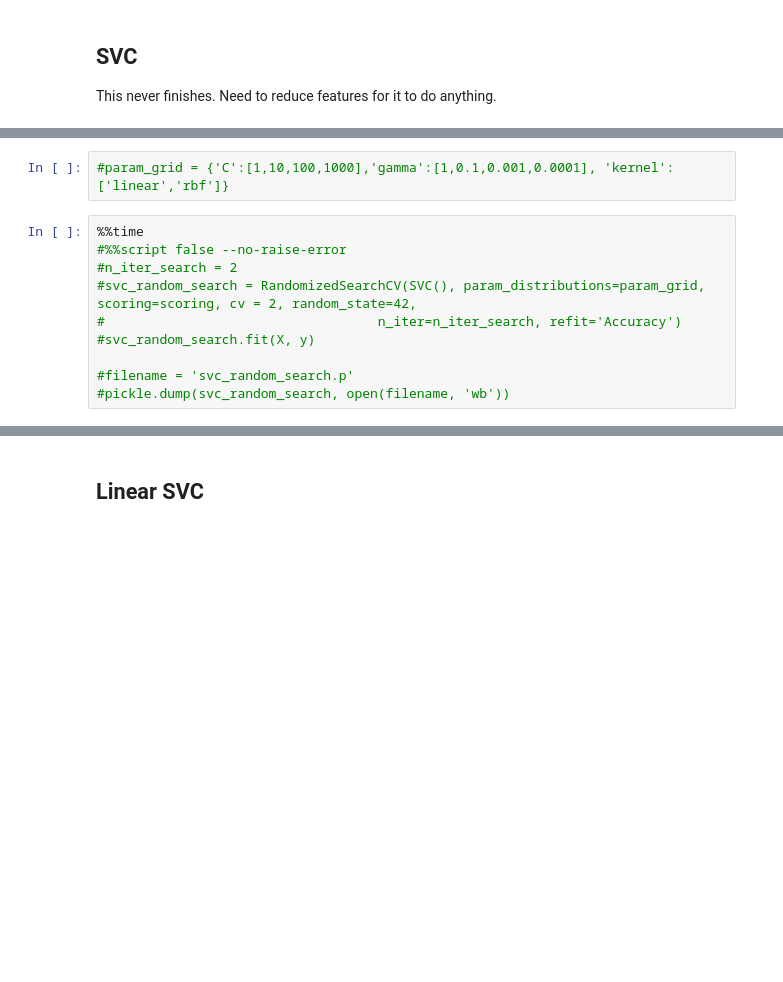
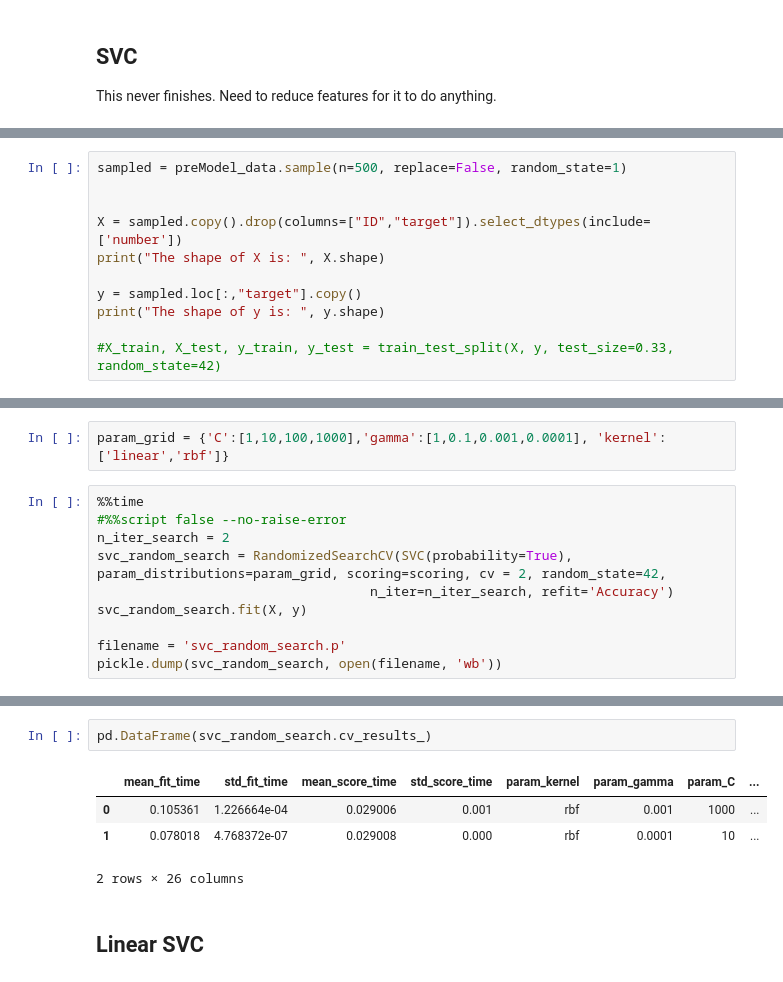
Before and after one commit to warnost/QTW, a Jupyter notebook: Week 8 Bank Data Case Study/Code/Week 8.ipynb, the cells around one changed output, grey strips where cells are left out. Saved outputs shown, nothing was run; the diff lists cells and outputs as text; blank space fills up the shorter version.

```diff
--- a/Week 8 Bank Data Case Study/Code/Week 8.ipynb
+++ b/Week 8 Bank Data Case Study/Code/Week 8.ipynb
@@ -401 +394,12 @@ This never finishes. Need to reduce features for it to do anything.
 #https://scikit-learn.org/stable/modules/generated/sklearn.svm.SVC.html
+# %%
+sampled = preModel_data.sample(n=500, replace=False, random_state=1)
+
+
+X = sampled.copy().drop(columns=["ID","target"]).select_dtypes(include=['number'])
+print("The shape of X is: ", X.shape)
+
+y = sampled.loc[:,"target"].copy()
+print("The shape of y is: ", y.shape)
+
+#X_train, X_test, y_train, y_test = train_test_split(X, y, test_size=0.33, random_state=42)
@@ -402,12 +409,12 @@ This never finishes. Need to reduce features for it to do anything.
 # %%
-#param_grid = {'C':[1,10,100,1000],'gamma':[1,0.1,0.001,0.0001], 'kernel':['linear','rbf']}
+param_grid = {'C':[1,10,100,1000],'gamma':[1,0.1,0.001,0.0001], 'kernel':['linear','rbf']}
 # %%
 %%time
 #%%script false --no-raise-error
-#n_iter_search = 2
-#svc_random_search = RandomizedSearchCV(SVC(), param_distributions=param_grid, scoring=scoring, cv = 2, random_state=42,
-#                                   n_iter=n_iter_search, refit='Accuracy')
-#svc_random_search.fit(X, y)
+n_iter_search = 2
+svc_random_search = RandomizedSearchCV(SVC(probability=True), param_distributions=param_grid, scoring=scoring, cv = 2, random_state=42,
+                                   n_iter=n_iter_search, refit='Accuracy')
+svc_random_search.fit(X, y)
 
-#filename = 'svc_random_search.p'
-#pickle.dump(svc_random_search, open(filename, 'wb'))
+filename = 'svc_random_search.p'
+pickle.dump(svc_random_search, open(filename, 'wb'))
@@ -414,3 +423,10 @@ This never finishes. Need to reduce features for it to do anything.
+# %%
+pd.DataFrame(svc_random_search.cv_results_)
+# %% [output]
+|  | mean_fit_time | std_fit_time | mean_score_time | std_score_time | param_kernel | param_gamma | param_C | ... |
+| 0 | 0.105361 | 1.226664e-04 | 0.029006 | 0.001 | rbf | 0.001 | 1000 | ... |
+| 1 | 0.078018 | 4.768372e-07 | 0.029008 | 0.000 | rbf | 0.0001 | 10 | ... |
+2 rows × 26 columns
 # %% [markdown]
 ## Linear SVC
 # %%
```
Also changed, not shown: parts of 18 cells of this notebook, 3 other files.
